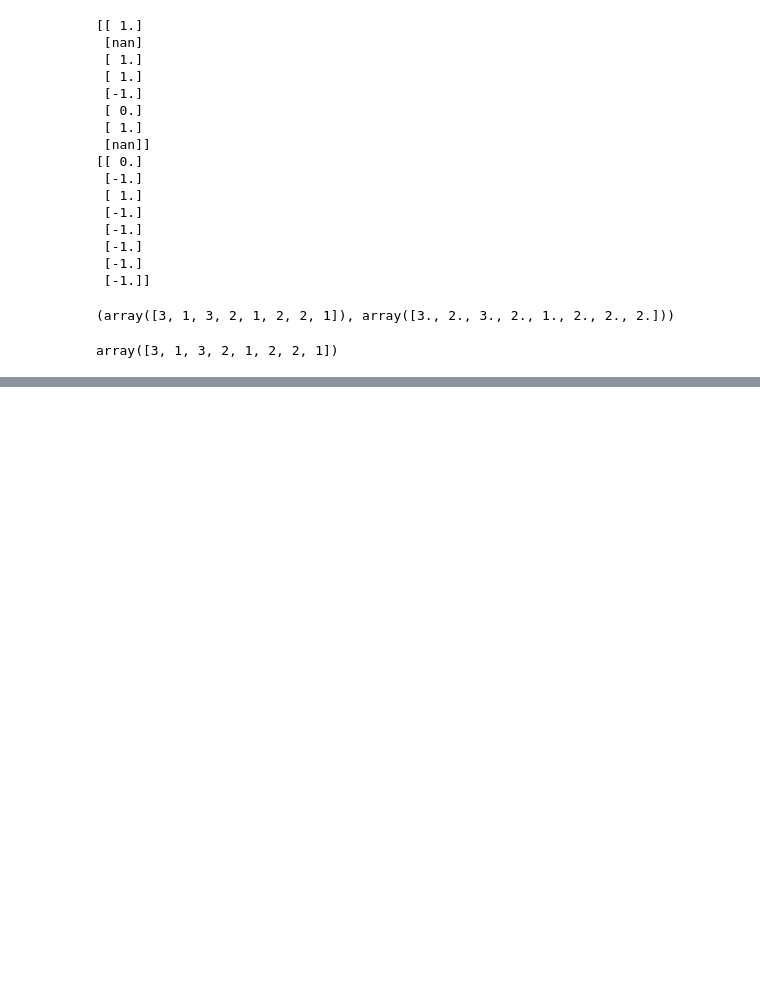
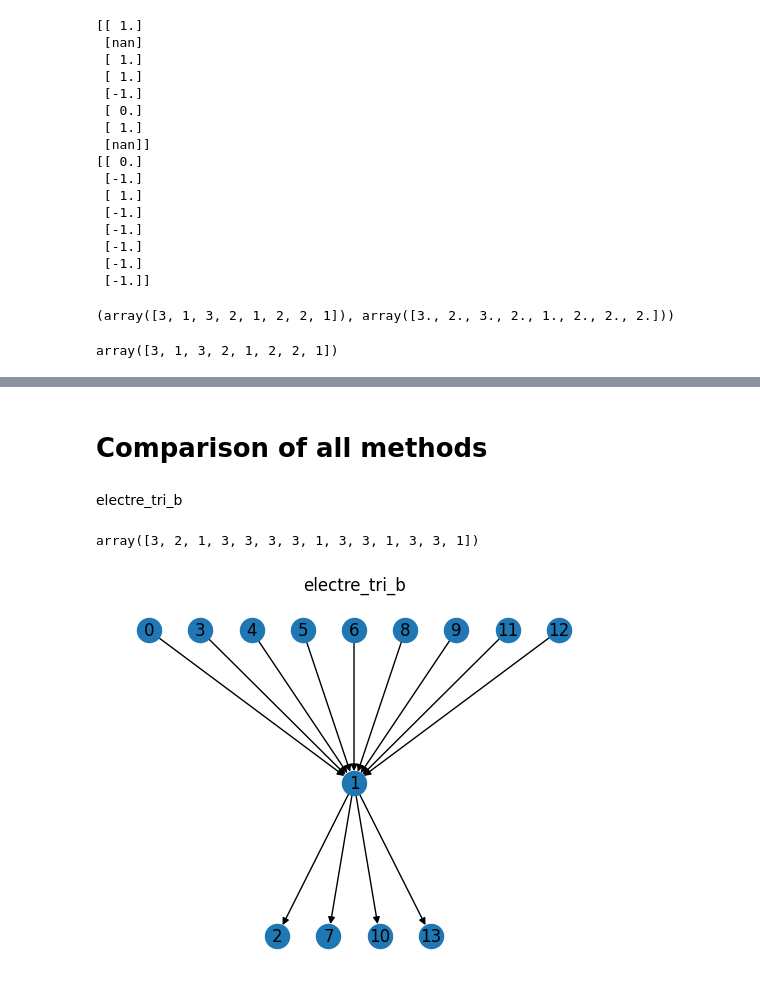
Before and after one commit to krystianMoras/decision_analysis_projects, a Jupyter notebook: notebook.ipynb, the cells around one changed output, grey strips where cells are left out. Cells and saved outputs as stored; diff of their text form; code cells hidden in the pictures; blank space fills up the shorter version.

Commit message:
report electre_tri_b

```diff
--- a/notebook.ipynb
+++ b/notebook.ipynb
@@ -401,10 +504,10 @@ print(preference[:,1:2])
  [-1.]
  [-1.]]
 # %%
-def class_assignment(preference_matrix, pessimistic=True):
+def class_assignment(preference_matrix,num_classes, pessimistic=True):
     if pessimistic:
         # fill array of size len(preference_matrix) with max value of 2
-        classes = np.full(len(preference_matrix),3)
+        classes = np.full(len(preference_matrix),num_classes)
 
     else:
         classes = np.ones(len(preference_matrix))
@@ -429,8 +532,8 @@ def class_assignment(preference_matrix, pessimistic=True):
 def test_class_assignment():
 
     preference = test_transform_outranking_to_preference()
-    classes_pess = class_assignment(preference,True)
-    classes_opt = class_assignment(preference,False)
+    classes_pess = class_assignment(preference,3,True)
+    classes_opt = class_assignment(preference,3,False)
     assert np.allclose(classes_pess, [3,1,3,2,1,2,2,1])
     assert np.allclose(classes_opt, [3,2,3,2,1,2,2,2])
     return classes_pess, classes_opt
@@ -456,7 +559,7 @@ def electre_tri_b(alternatives,boundary_profiles,criteria_is_gain,indifference_t
     outranking_preference = transform_outranking_to_preference(outrankings)
 
     # Assign classes
-    classes = class_assignment(outranking_preference,pessimistic)
+    classes = class_assignment(outranking_preference,len(boundary_profiles)+1,pessimistic)
 
 
     return classes
@@ -521,0 +807,2 @@ electre_tri_b()
+# %% [markdown]
+# Comparison of all methods
@@ -521,0 +811,19 @@ electre_tri_b()
+# %% [markdown]
+electre_tri_b
+# %%
+boundary_profiles = pd.DataFrame([[2500,35,5,45,0],[2400,45,6,30,1],[2100,50,8,15,3]]) # TODO
+
+######################### Price, Area, Aesthetics, Commutation, Gym number
+INDIFFERENCE_THRESHOLDS = [[100,5,1,15,0],[100,5,1,5,0],[100,5,0,0,0]] # I feel indifferent when the difference is X
+PREFERENCE_THRESHOLDS = [[200,10,3,25,1],[300,10,3,15,1],[400,10,1,5,1]] # I feel preference when the difference is X
+VETO_THRESHOLDS = [[500,20,5,30,7],[500,20,5,30,7],[500,20,5,30,7]] # A is always better than B if the difference is X and there is no question about that
+gain = [False, True, True, False, True]
+
+WEIGHTS = [0.37,0.17,0.27,0.15,0.05]
+
+alternatives = get_alternatives()
+results = electre_tri_b(alternatives,boundary_profiles,gain,INDIFFERENCE_THRESHOLDS,PREFERENCE_THRESHOLDS,VETO_THRESHOLDS,WEIGHTS, pessimistic=True)
+# %%
+results
+# %% [output]
+array([3, 2, 1, 3, 3, 3, 3, 1, 3, 3, 1, 3, 3, 1])
@@ -521,0 +867,15 @@ electre_tri_b()
+# %%
+# visualize graph
+import networkx as nx
+from networkx.drawing.nx_agraph import write_dot, graphviz_layout
+import matplotlib.pyplot as plt
+
+write_dot(G,'test.dot')
+
+# same layout using matplotlib with no labels
+plt.title('electre_tri_b')
+pos =graphviz_layout(G, prog='dot')
+nx.draw(G, pos, with_labels=True, arrows=True)
+plt.savefig('electre_tri_b.png')
+# %% [output]
+[figure, added]
```
Also changed, not shown: parts of 35 cells of this notebook, 1 other file.
